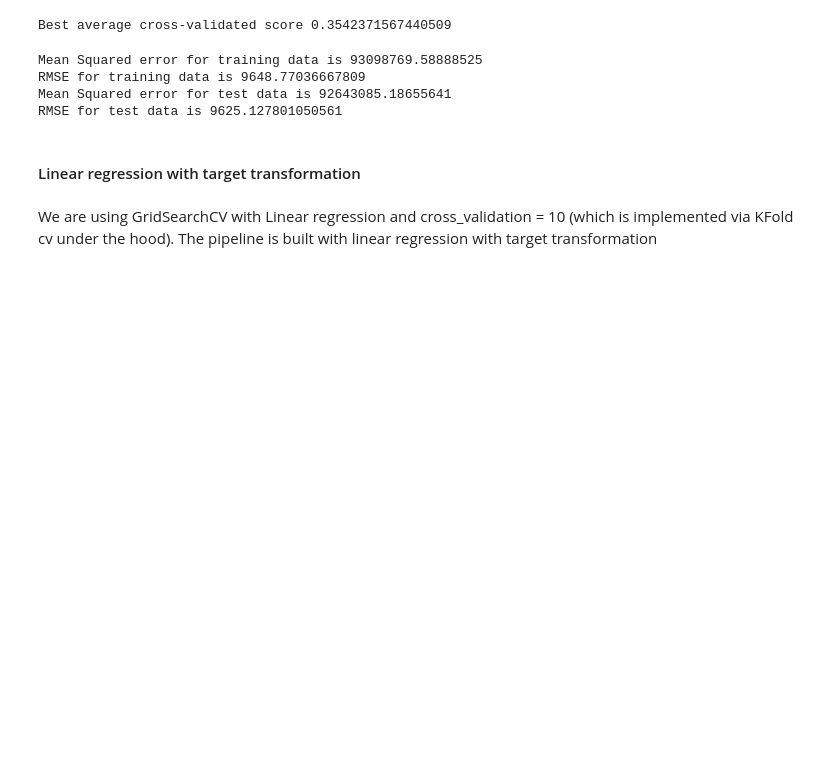
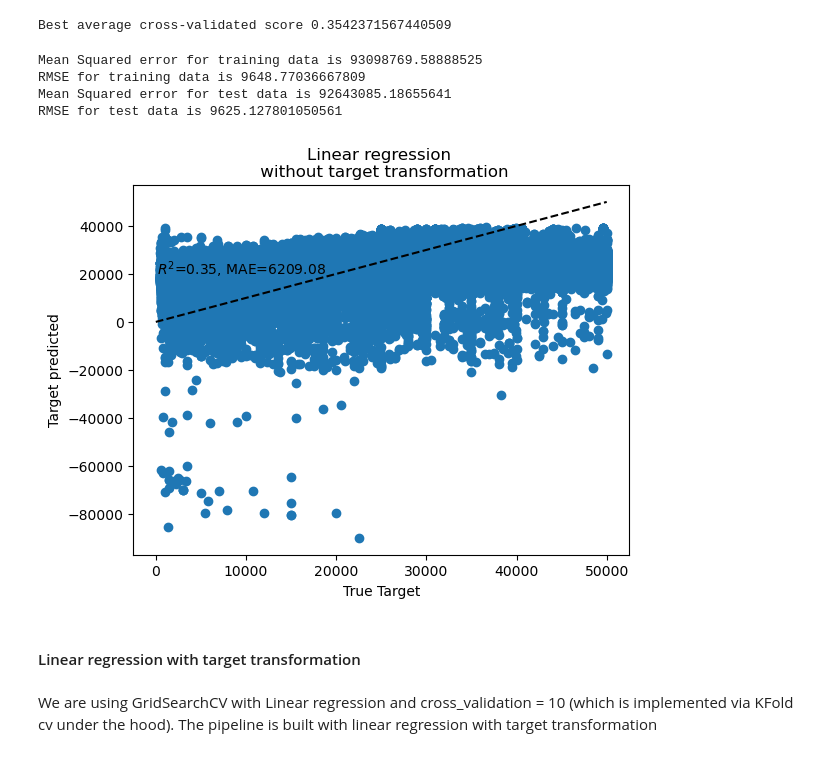
Before and after one commit to parthoghosh24/used_car_prediction, a Jupyter notebook: used_car_prediction.ipynb, the cells around one changed output. Saved outputs shown, nothing was run; the diff lists cells and outputs as text; code cells hidden in the pictures; blank space fills up the shorter version.

Commit message:
Update notebook with new plots. Add plot images

```diff
--- a/used_car_prediction.ipynb
+++ b/used_car_prediction.ipynb
@@ -731,6 +731,17 @@ Mean Squared error for training data is 93098769.58888525
 RMSE for training data is 9648.77036667809
 Mean Squared error for test data is 92643085.18655641
 RMSE for test data is 9625.127801050561
+# %%
+plt.scatter(y_test, lreg_without_transform_model.predict(X_test))
+plt.title('Linear regression \n without target transformation')
+plt.xlabel('True Target')
+plt.ylabel('Target predicted')
+plt.plot([0, 50000], [0, 50000], '--k')
+plt.text(100, 20000, r'$R^2$=%.2f, MAE=%.2f' % (
+    r2_score(y_test, lreg_without_transform_model.predict(X_test)), median_absolute_error(y_test, lreg_without_transform_model.predict(X_test))))
+plt.savefig('images/lin_reg1_r2_scatter.png')
+# %% [output]
+[figure, added]
 # %% [markdown]
 #### Linear regression with target transformation
 # %%
```
Also changed, not shown: parts of 4 cells of this notebook, 4 other files.
